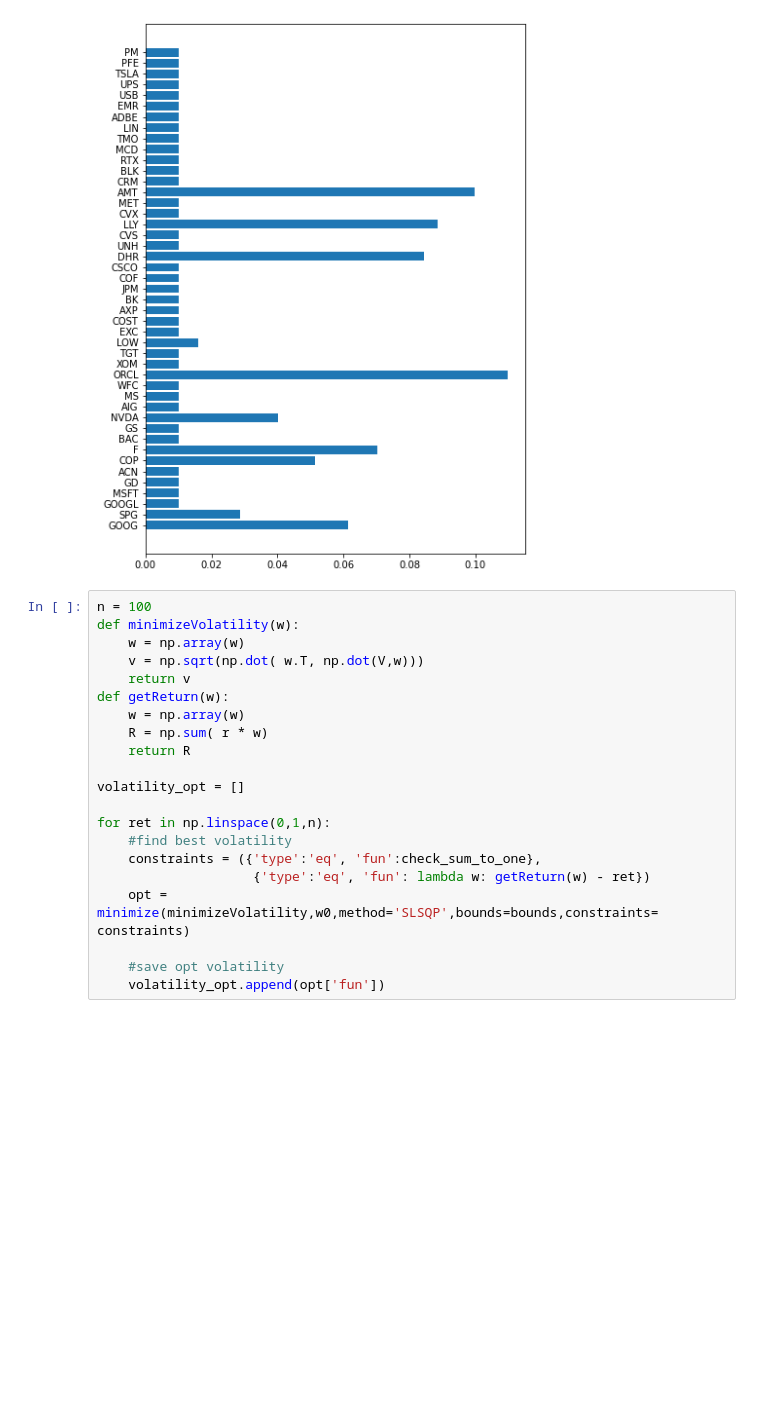
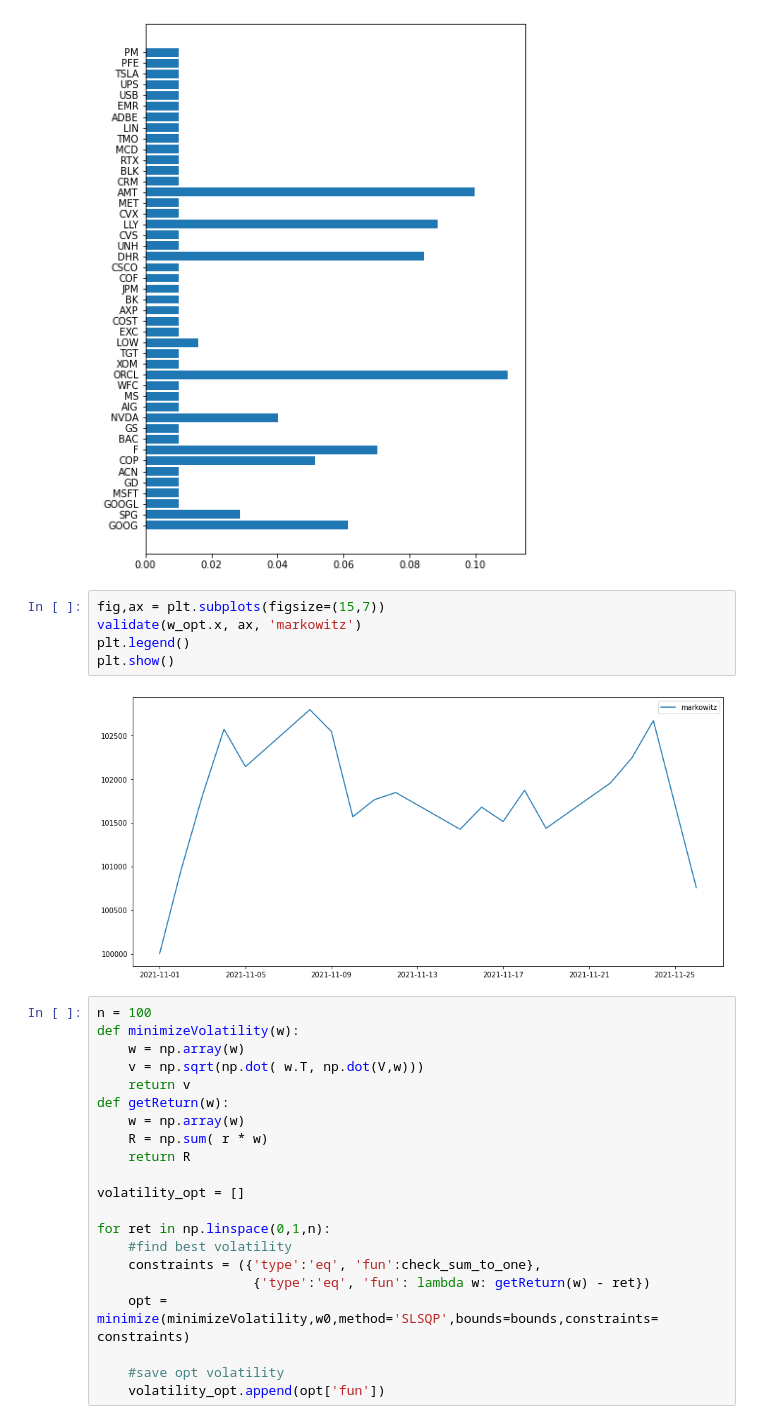
Before and after one commit to TheKompot/FinMatproject, a Jupyter notebook: markowitz_portfolio.ipynb, the cells around one changed output. Drawn from its saved outputs; the diff is of its cells as text; blank space fills up the shorter version.

```diff
--- a/markowitz_portfolio.ipynb
+++ b/markowitz_portfolio.ipynb
@@ -130,6 +130,13 @@ plt.barh(stocks.columns,w_opt.x)
 plt.show()
 # %% [output]
 [figure]
+# %%
+fig,ax = plt.subplots(figsize=(15,7))
+validate(w_opt.x, ax, 'markowitz')
+plt.legend()
+plt.show()
+# %% [output]
+[figure, added]
 # %%
 n = 100
 def minimizeVolatility(w):
```
Also changed, not shown: 4 other files.
